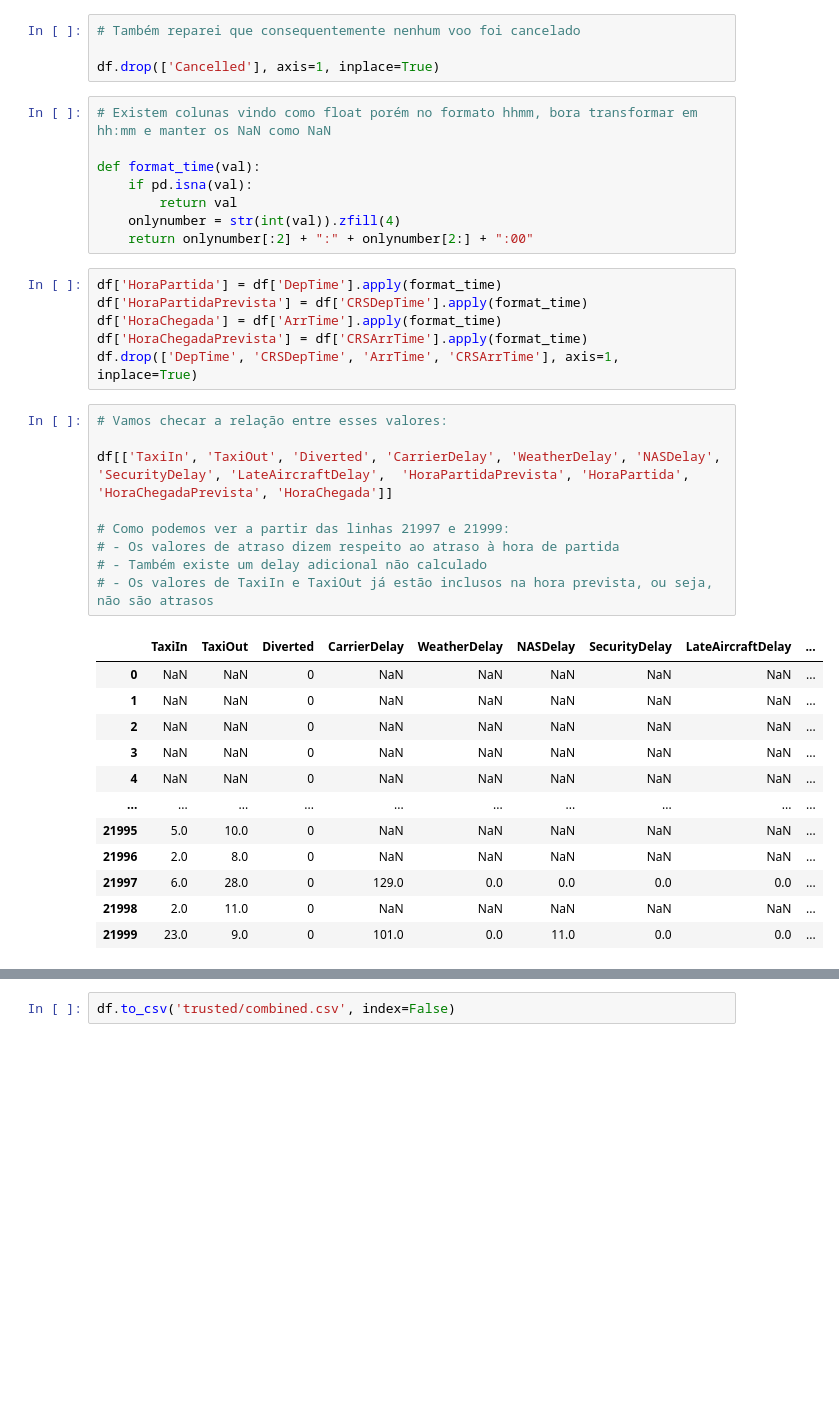
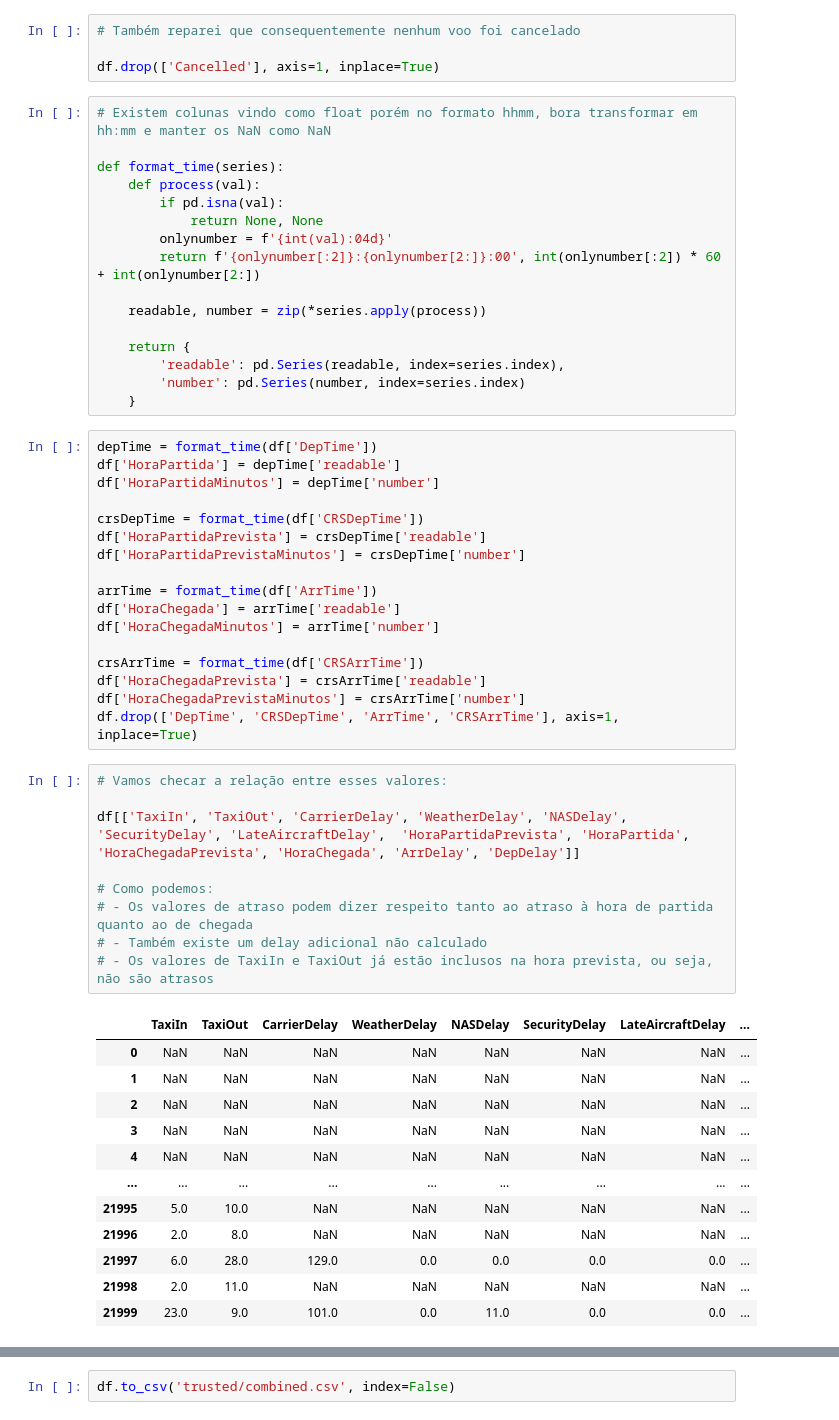
Before and after one commit to joaqu1m/airline-time-analysis, a Jupyter notebook: etl_voos.ipynb, the cells around one changed output, grey strips where cells are left out. Saved outputs shown, nothing was run; the diff lists cells and outputs as text; blank space fills up the shorter version.

```diff
--- a/etl_voos.ipynb
+++ b/etl_voos.ipynb
@@ -52,36 +77,55 @@ df.drop(['Cancelled'], axis=1, inplace=True)
 # %%
 # Existem colunas vindo como float porém no formato hhmm, bora transformar em hh:mm e manter os NaN como NaN
 
-def format_time(val):
-    if pd.isna(val):
-        return val
-    onlynumber = str(int(val)).zfill(4)
-    return onlynumber[:2] + ":" + onlynumber[2:] + ":00"
+def format_time(series):
+    def process(val):
+        if pd.isna(val):
+            return None, None
+        onlynumber = f'{int(val):04d}'
+        return f'{onlynumber[:2]}:{onlynumber[2:]}:00', int(onlynumber[:2]) * 60 + int(onlynumber[2:])
+
+    readable, number = zip(*series.apply(process))
+
+    return {
+        'readable': pd.Series(readable, index=series.index),
+        'number': pd.Series(number, index=series.index)
+    }
 # %%
-df['HoraPartida'] = df['DepTime'].apply(format_time)
-df['HoraPartidaPrevista'] = df['CRSDepTime'].apply(format_time)
-df['HoraChegada'] = df['ArrTime'].apply(format_time)
-df['HoraChegadaPrevista'] = df['CRSArrTime'].apply(format_time)
+depTime = format_time(df['DepTime'])
+df['HoraPartida'] = depTime['readable']
+df['HoraPartidaMinutos'] = depTime['number']
+
+crsDepTime = format_time(df['CRSDepTime'])
+df['HoraPartidaPrevista'] = crsDepTime['readable']
+df['HoraPartidaPrevistaMinutos'] = crsDepTime['number']
+
+arrTime = format_time(df['ArrTime'])
+df['HoraChegada'] = arrTime['readable']
+df['HoraChegadaMinutos'] = arrTime['number']
+
+crsArrTime = format_time(df['CRSArrTime'])
+df['HoraChegadaPrevista'] = crsArrTime['readable']
+df['HoraChegadaPrevistaMinutos'] = crsArrTime['number']
 df.drop(['DepTime', 'CRSDepTime', 'ArrTime', 'CRSArrTime'], axis=1, inplace=True)
 # %%
 # Vamos checar a relação entre esses valores:
 
-df[['TaxiIn', 'TaxiOut', 'Diverted', 'CarrierDelay', 'WeatherDelay', 'NASDelay', 'SecurityDelay', 'LateAircraftDelay',  'HoraPartidaPrevista', 'HoraPartida', 'HoraChegadaPrevista', 'HoraChegada']]
+df[['TaxiIn', 'TaxiOut', 'CarrierDelay', 'WeatherDelay', 'NASDelay', 'SecurityDelay', 'LateAircraftDelay',  'HoraPartidaPrevista', 'HoraPartida', 'HoraChegadaPrevista', 'HoraChegada', 'ArrDelay', 'DepDelay']]
 
-# Como podemos ver a partir das linhas 21997 e 21999:
-# - Os valores de atraso dizem respeito ao atraso à hora de partida
+# Como podemos:
+# - Os valores de atraso podem dizer respeito tanto ao atraso à hora de partida quanto ao de chegada
 # - Também existe um delay adicional não calculado
 # - Os valores de TaxiIn e TaxiOut já estão inclusos na hora prevista, ou seja, não são atrasos
 # %% [output]
-|  | TaxiIn | TaxiOut | Diverted | CarrierDelay | WeatherDelay | NASDelay | SecurityDelay | LateAircraftDelay | ... |
-| 0 | NaN | NaN | 0 | NaN | NaN | NaN | NaN | NaN | ... |
-| 1 | NaN | NaN | 0 | NaN | NaN | NaN | NaN | NaN | ... |
-| 2 | NaN | NaN | 0 | NaN | NaN | NaN | NaN | NaN | ... |
-| 3 | NaN | NaN | 0 | NaN | NaN | NaN | NaN | NaN | ... |
-| 4 | NaN | NaN | 0 | NaN | NaN | NaN | NaN | NaN | ... |
-| ... | ... | ... | ... | ... | ... | ... | ... | ... | ... |
-| 21995 | 5.0 | 10.0 | 0 | NaN | NaN | NaN | NaN | NaN | ... |
-| 21996 | 2.0 | 8.0 | 0 | NaN | NaN | NaN | NaN | NaN | ... |
-| 21997 | 6.0 | 28.0 | 0 | 129.0 | 0.0 | 0.0 | 0.0 | 0.0 | ... |
-| 21998 | 2.0 | 11.0 | 0 | NaN | NaN | NaN | NaN | NaN | ... |
-| 21999 | 23.0 | 9.0 | 0 | 101.0 | 0.0 | 11.0 | 0.0 | 0.0 | ... |
+|  | TaxiIn | TaxiOut | CarrierDelay | WeatherDelay | NASDelay | SecurityDelay | LateAircraftDelay | ... |
+| 0 | NaN | NaN | NaN | NaN | NaN | NaN | NaN | ... |
+| 1 | NaN | NaN | NaN | NaN | NaN | NaN | NaN | ... |
+| 2 | NaN | NaN | NaN | NaN | NaN | NaN | NaN | ... |
+| 3 | NaN | NaN | NaN | NaN | NaN | NaN | NaN | ... |
+| 4 | NaN | NaN | NaN | NaN | NaN | NaN | NaN | ... |
+| ... | ... | ... | ... | ... | ... | ... | ... | ... |
+| 21995 | 5.0 | 10.0 | NaN | NaN | NaN | NaN | NaN | ... |
+| 21996 | 2.0 | 8.0 | NaN | NaN | NaN | NaN | NaN | ... |
+| 21997 | 6.0 | 28.0 | 129.0 | 0.0 | 0.0 | 0.0 | 0.0 | ... |
+| 21998 | 2.0 | 11.0 | NaN | NaN | NaN | NaN | NaN | ... |
+| 21999 | 23.0 | 9.0 | 101.0 | 0.0 | 11.0 | 0.0 | 0.0 | ... |
```
Also changed, not shown: parts of 8 cells of this notebook, 3 other files.
